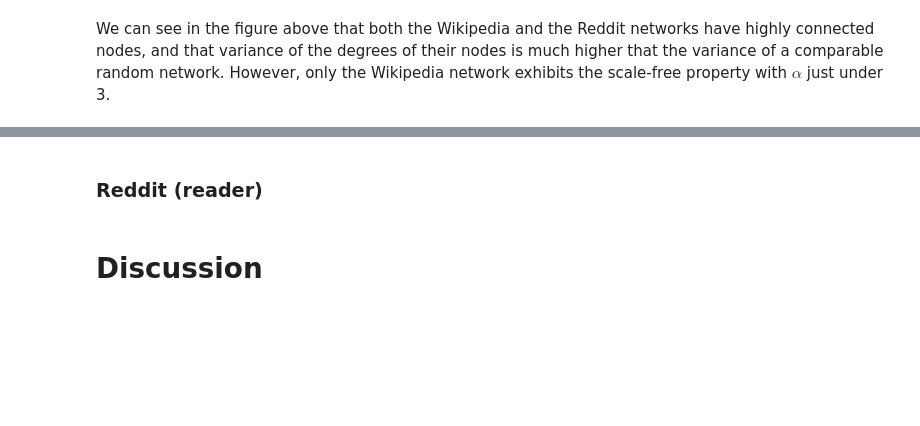
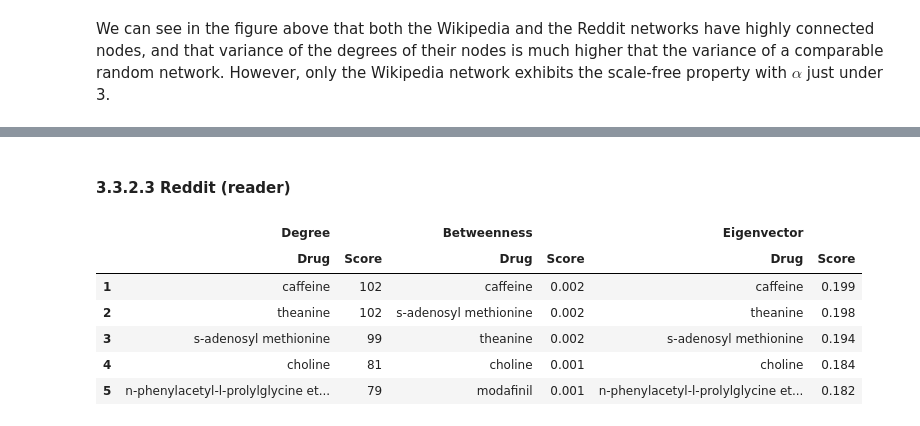
Before and after one commit to wojciechdk/Social_Graphs_and_Interactions_Final_Project, a Jupyter notebook: explainer_notebook/explainer_notebook_wojciech.ipynb, the cells around one changed output, grey strips where cells are left out. Drawn from its saved outputs; the diff is of its cells as text; code cells hidden in the pictures; blank space fills up the shorter version.

Commit message:
Explainer notebook: Implemented structure from Social Graphs webpage, started on degree statistics

```diff
--- a/explainer_notebook/explainer_notebook_wojciech.ipynb
+++ b/explainer_notebook/explainer_notebook_wojciech.ipynb
@@ -204,4 +259,10 @@ We can see in the figure above that both the Wikipedia and the Reddit networks h
 # %%
-# Define the number of nodes to show in the tables
+# Define the number of nodes to show in the result tables
 n_results = 5
+
+# Specify the precision for the digits in the result tables
+precision_in_decimals = 3
+
+# Define the precision of of the displayed numbers
+pd.options.display.float_format = f"{{:,.{precision_in_decimals}f}}".format
 # %% [markdown]
@@ -226,8 +303,17 @@ most_central_nodes_reddit = w.graph.most_central_nodes(
 # %% [markdown]
-### Reddit (reader)
+#### 3.3.2.3 Reddit (reader)
 # %%
+# Define the centrality measures to investigate
+centrality_measures = ["degree", "betweenness", "eigenvector"]
+
 # Show the most central nodes
 most_central_nodes_reddit_reader = w.graph.most_central_nodes(
     g_reddit_reader, centrality_measures, n=n_results, as_pandas=True, printout=True)
+# %% [output]
+|  | Degree |  | Betweenness |  | Eigenvector |  |
+|  | Drug | Score | Drug | Score | Drug | Score |
+| 1 | caffeine | 102 | caffeine | 0.002 | caffeine | 0.199 |
+| 2 | theanine | 102 | s-adenosyl methionine | 0.002 | theanine | 0.198 |
+| 3 | s-adenosyl methionine | 99 | theanine | 0.002 | s-adenosyl methionine | 0.194 |
+| 4 | choline | 81 | choline | 0.001 | choline | 0.184 |
+| 5 | n-phenylacetyl-l-prolylglycine et... | 79 | modafinil | 0.001 | n-phenylacetyl-l-prolylglycine et... | 0.182 |
-# %% [markdown]
-# Discussion
```
Also changed, not shown: parts of 24 cells of this notebook, 3 other files.
